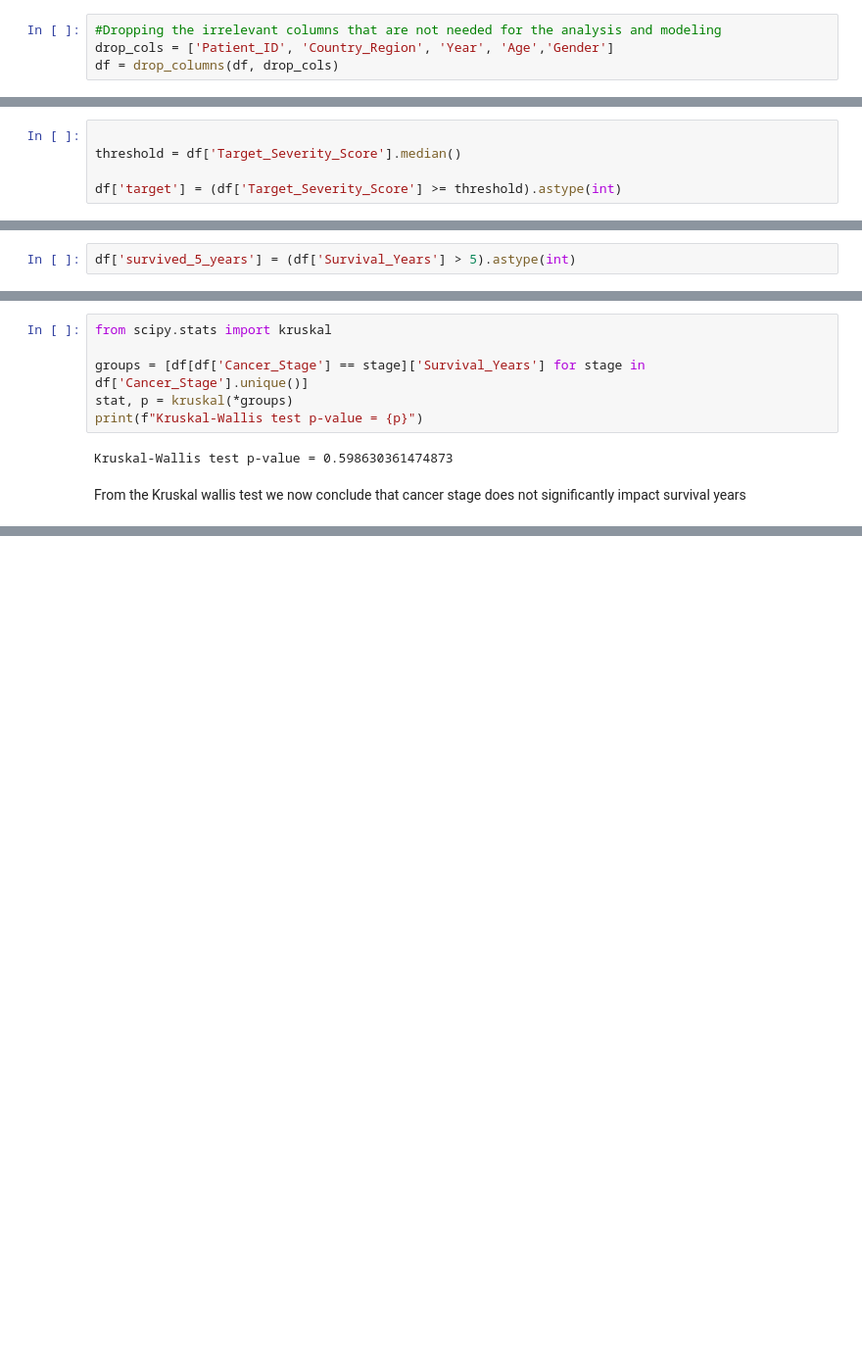
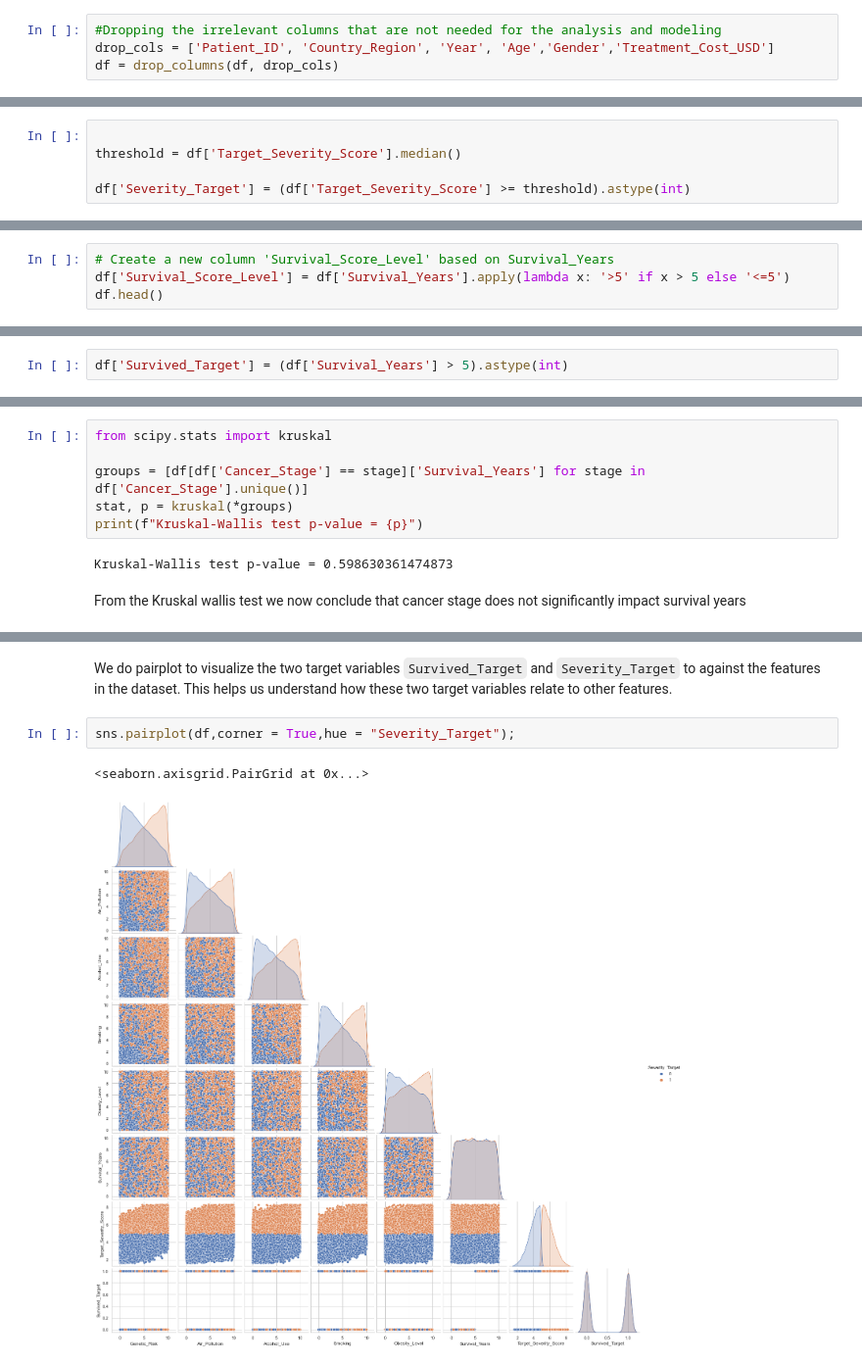
Before and after one commit to Lyster-01/phase3project, a Jupyter notebook: student.ipynb, the cells around one changed output, grey strips where cells are left out. Shown at 98% size. Cells and saved outputs as stored; diff of their text form; blank space fills up the shorter version.

```diff
--- a/student.ipynb
+++ b/student.ipynb
@@ -202,5 +202,5 @@ The dataframe now contains 49849 rows
 The dataframe now contains 15 columns
 # %%
 #Dropping the irrelevant columns that are not needed for the analysis and modeling
-drop_cols = ['Patient_ID', 'Country_Region', 'Year', 'Age','Gender']
+drop_cols = ['Patient_ID', 'Country_Region', 'Year', 'Age','Gender','Treatment_Cost_USD']
 df = drop_columns(df, drop_cols)
@@ -216,7 +214,7 @@ Patients with severity score less than the median get 0 (low severity)
 
 threshold = df['Target_Severity_Score'].median()
 
-df['target'] = (df['Target_Severity_Score'] >= threshold).astype(int)
+df['Severity_Target'] = (df['Target_Severity_Score'] >= threshold).astype(int)
 # %%
 df.columns
 # %% [output]
@@ -229,0 +227,4 @@ We create a column `Severity_Score_Level` just to categorize the `Target_Severit
+# %%
+# Create a new column 'Survival_Score_Level' based on Survival_Years
+df['Survival_Score_Level'] = df['Survival_Years'].apply(lambda x: '>5' if x > 5 else '<=5')
+df.head()
@@ -244,4 +252,4 @@ If Survival_Years > 5: 1 (survived more than 5 years)
 
 If Survival_Years <= 5: 0 (did not survive more than 5 years)
 # %%
-df['survived_5_years'] = (df['Survival_Years'] > 5).astype(int)
+df['Survived_Target'] = (df['Survival_Years'] > 5).astype(int)
@@ -443,0 +481,7 @@ From the Kruskal wallis test we now conclude that cancer stage does not signific
+# %% [markdown]
+We do pairplot to visualize the two target variables `Survived_Target` and `Severity_Target` to against the features in the dataset. This helps us understand how these two target variables relate to other features.
+# %%
+sns.pairplot(df,corner = True,hue = "Severity_Target");
+# %% [output]
+<seaborn.axisgrid.PairGrid at 0x...>
+[figure, added]
```
Also changed, not shown: parts of 61 cells of this notebook.
